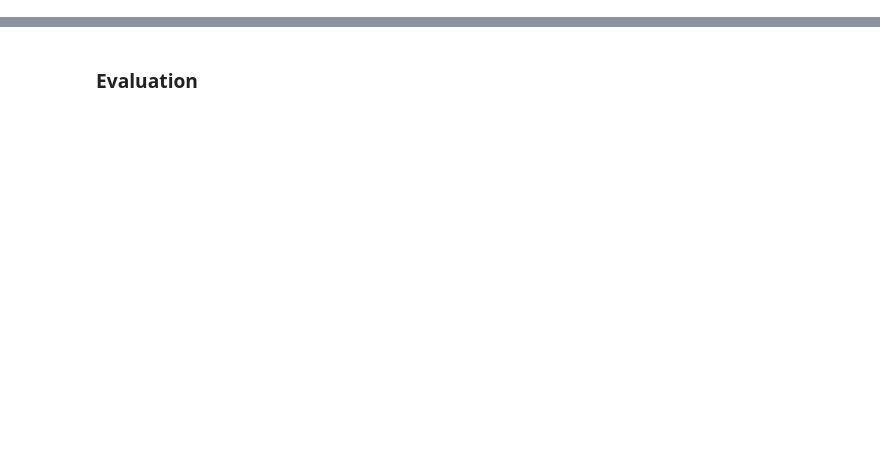
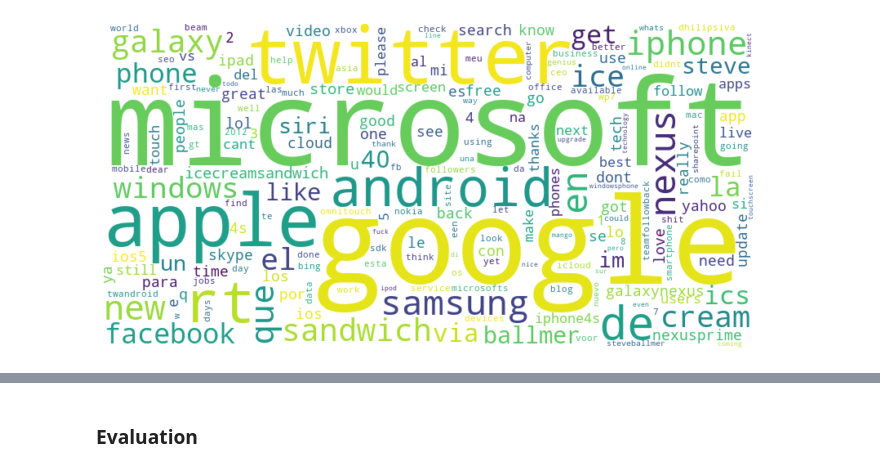
Before and after one commit to moustapha00/Tweets-classification-data-camp-2022, a Jupyter notebook: tweets_starting_kit.ipynb, the cells around one changed output, grey strips where cells are left out. Saved outputs shown, nothing was run; the diff lists cells and outputs as text; code cells hidden in the pictures; blank space fills up the shorter version.

```diff
--- a/tweets_starting_kit.ipynb
+++ b/tweets_starting_kit.ipynb
@@ -358,0 +140,2 @@ array([[0.99209222, 0.00790778],
+# %%
+train_texts = remove_ponctuations(train_texts)
@@ -358,0 +148,20 @@ array([[0.99209222, 0.00790778],
+# %%
+import nltk
+nltk.download('stopwords')
+from nltk.corpus import stopwords
+import scipy.sparse.linalg
+
+def tokenize(texts, tokenized_corpus=None):
+    # Define a list of stop words
+    stop_words = set(stopwords.words('english'))
+    nltk.download('punkt')
+    if tokenized_corpus==None:
+        tokenized_corpus = [nltk.word_tokenize(sentence) for sentence in texts['TweetText']]
+        # Corpus_stemmed = [[ps.stem(word) for word in sentence] for sentence in tokenized_corpus] # don't know if i need this (seems not used in the solution)
+        tokenized_corpus = [[word.lower() for word in sentence] for sentence in tokenized_corpus]
+        # Remove stopwords
+        tokenized_corpus = [[word for word in sentence if word not in stop_words] for sentence in tokenized_corpus]
+
+    texts["tokenized_text"] = pd.Series(tokenized_corpus)
+
+    return texts, tokenized_corpus
@@ -358,0 +172,2 @@ array([[0.99209222, 0.00790778],
+# %%
+train_texts, tokenized_corpus = tokenize(train_texts)
@@ -358,0 +190,22 @@ array([[0.99209222, 0.00790778],
+# %%
+from collections import Counter
+from wordcloud import WordCloud
+import matplotlib.pyplot as plt
+
+
+# Flatten the corpus into a single list of words
+words = [word for sentence in tokenized_corpus for word in sentence]
+
+# Count the frequency of each word
+word_freq = Counter(words)
+
+# Create a word cloud visualization
+wordcloud = WordCloud(width=800, height=400, background_color='white').generate_from_frequencies(word_freq)
+
+# Display the word cloud
+plt.figure(figsize=(12, 6))
+plt.imshow(wordcloud, interpolation='bilinear')
+plt.axis('off')
+plt.show()
+# %% [output]
+[figure, added]
```
Also changed, not shown: parts of 143 cells of this notebook, 2 other files.
